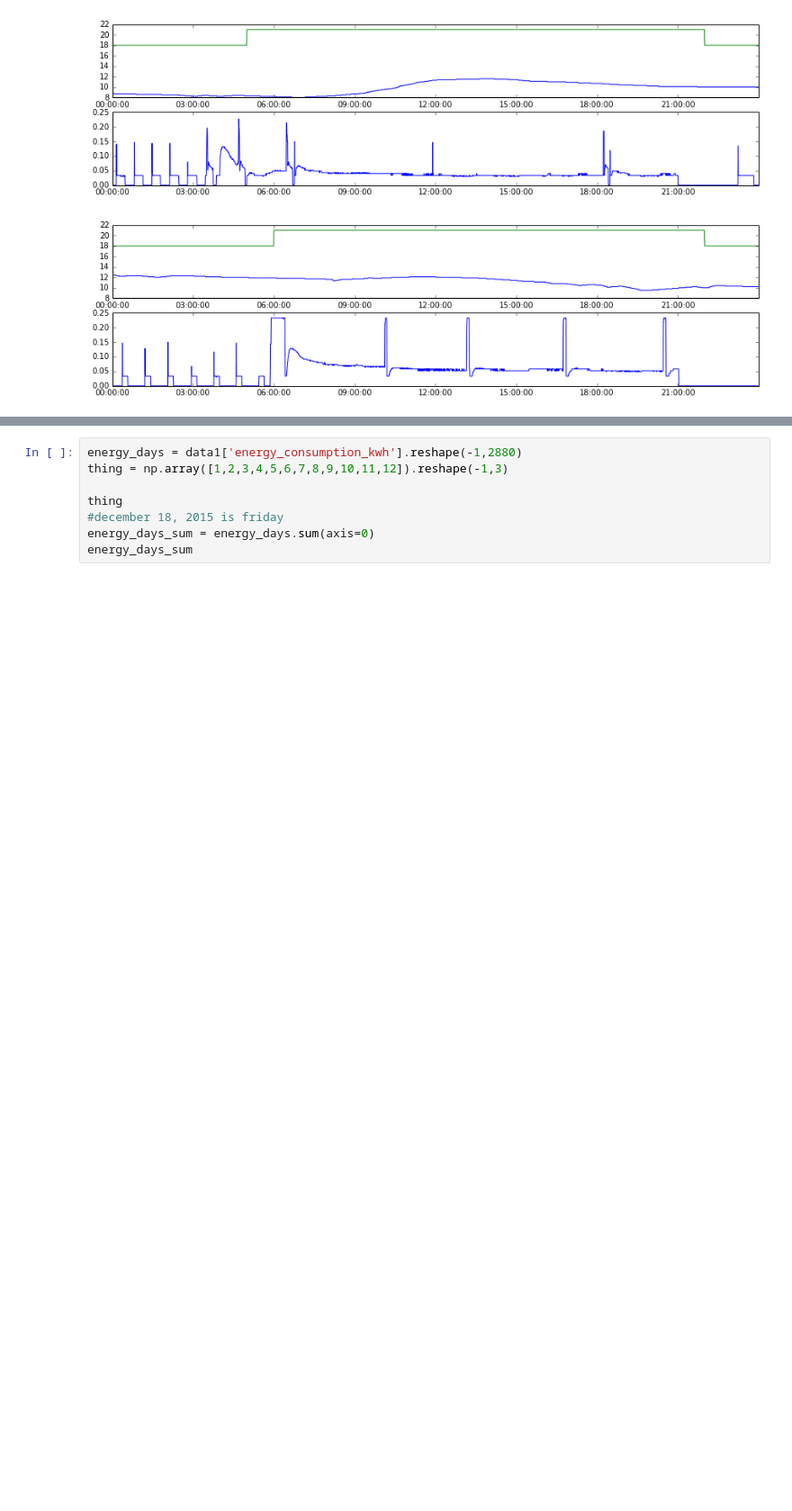
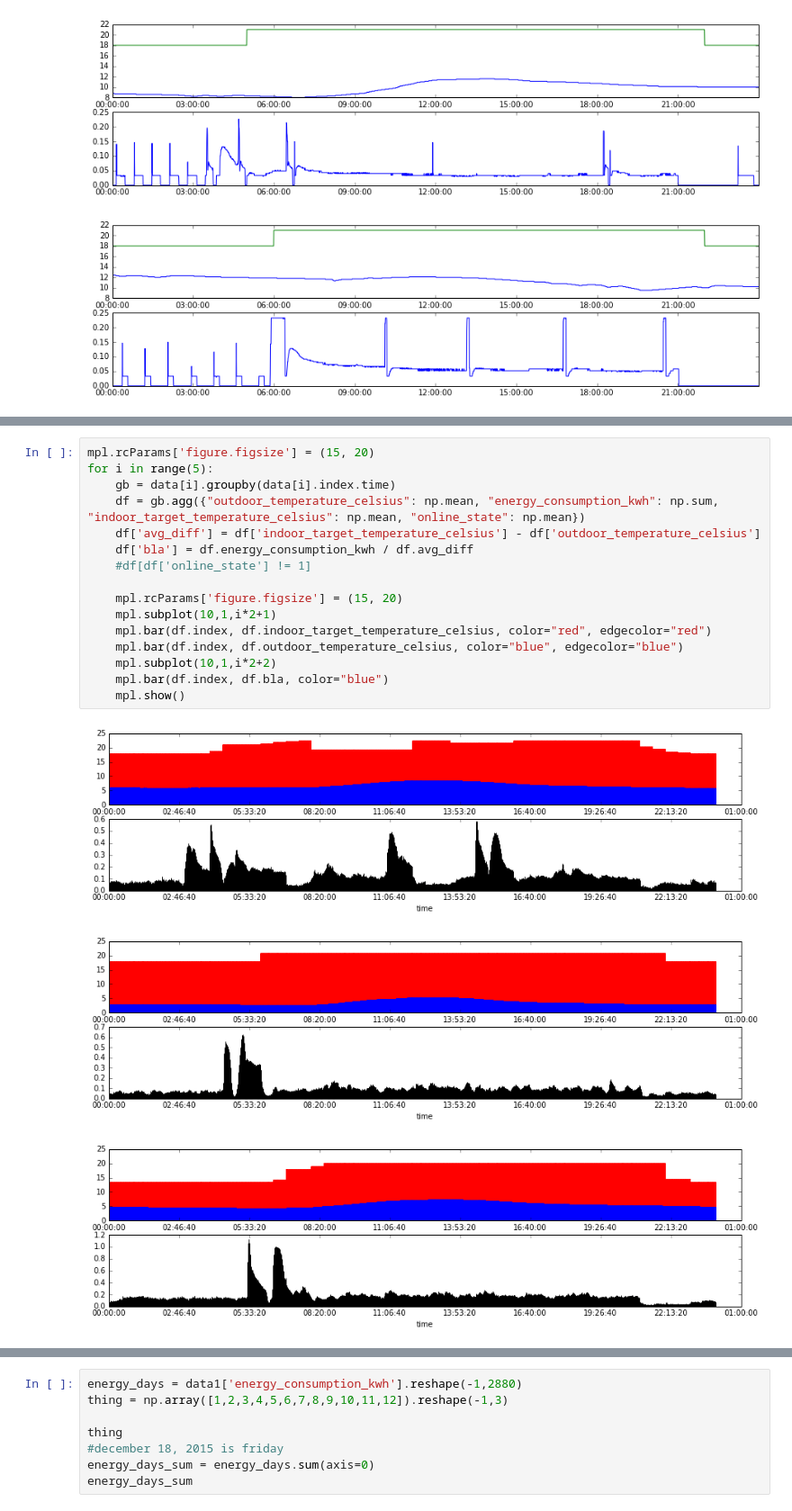
Before and after one commit to michaelbeaumont/hackathonrwth, a Jupyter notebook: DataExploration.ipynb, the cells around one changed output, grey strips where cells are left out. Shown at 90% size. Drawn from its saved outputs; the diff is of its cells as text; blank space fills up the shorter version.

```diff
--- a/DataExploration.ipynb
+++ b/DataExploration.ipynb
@@ -56,0 +65,20 @@ df = gb.agg({"outdoor_temperature_celsius": np.mean, "energy_consumption_kwh": n
+# %%
+mpl.rcParams['figure.figsize'] = (15, 20)
+for i in range(5):
+    gb = data[i].groupby(data[i].index.time)
+    df = gb.agg({"outdoor_temperature_celsius": np.mean, "energy_consumption_kwh": np.sum, "indoor_target_temperature_celsius": np.mean, "online_state": np.mean})
+    df['avg_diff'] = df['indoor_target_temperature_celsius'] - df['outdoor_temperature_celsius']
+    df['bla'] = df.energy_consumption_kwh / df.avg_diff
+    #df[df['online_state'] != 1]
+
+    mpl.rcParams['figure.figsize'] = (15, 20)
+    mpl.subplot(10,1,i*2+1)
+    mpl.bar(df.index, df.indoor_target_temperature_celsius, color="red", edgecolor="red")
+    mpl.bar(df.index, df.outdoor_temperature_celsius, color="blue", edgecolor="blue")
+    mpl.subplot(10,1,i*2+2)
+    mpl.bar(df.index, df.bla, color="blue")
+    mpl.show()
+# %% [output]
+[figure, added]
+[figure, added]
+[figure, added]
```
Also changed, not shown: parts of 4 cells of this notebook.
